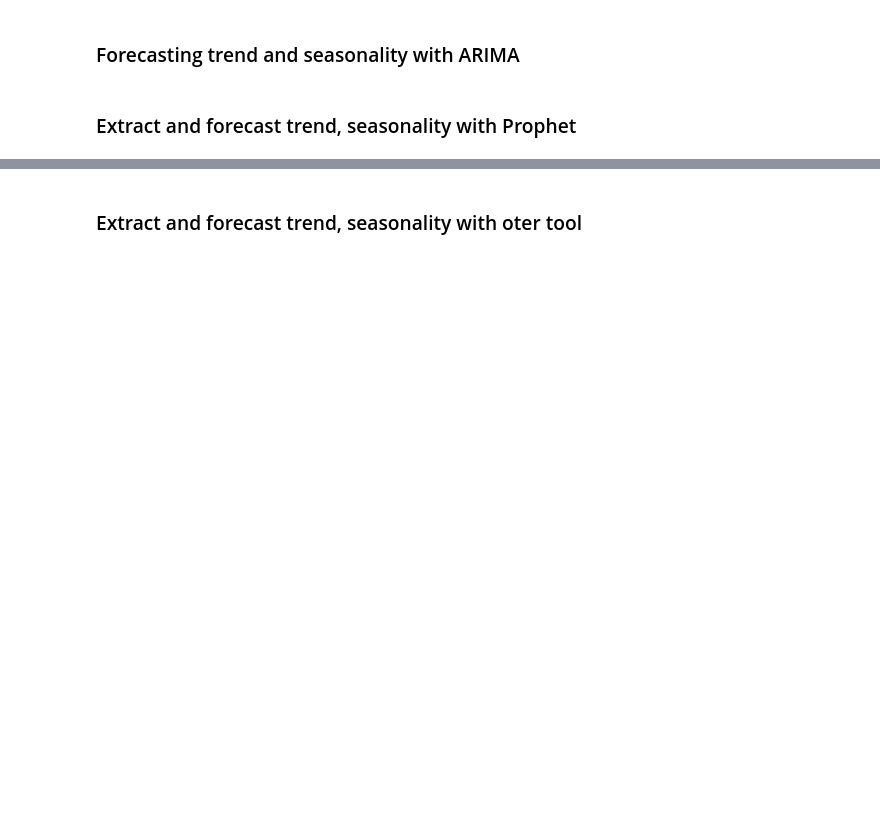
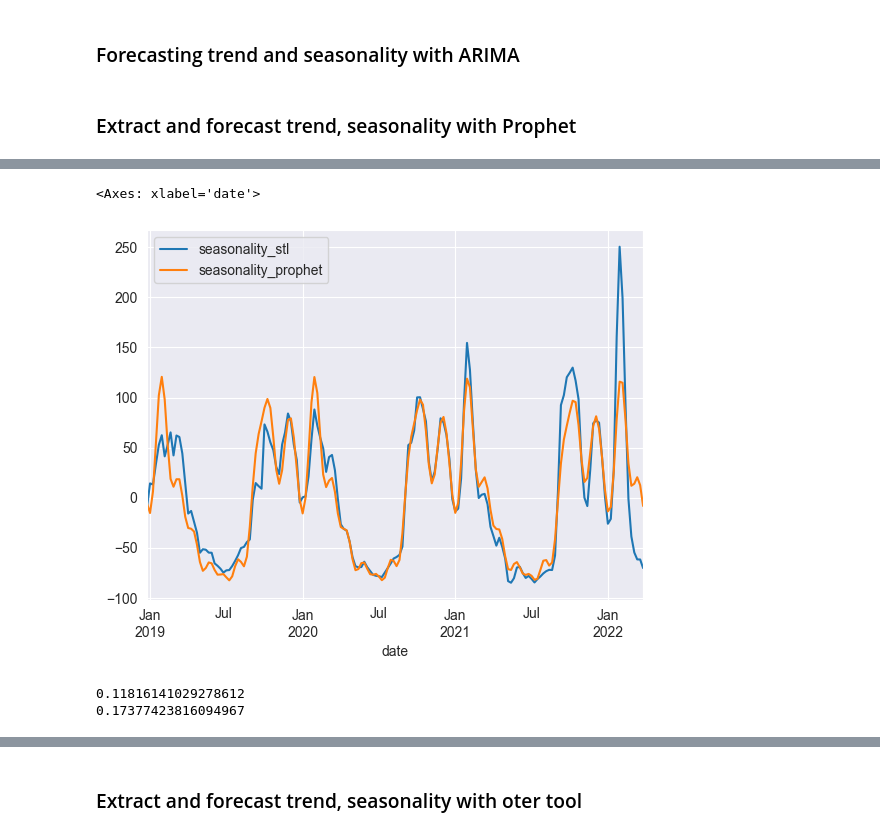
Before and after one commit to avrorum/mmm_tools, a Jupyter notebook: notebooks/useful_funcs.ipynb, the cells around one changed output, grey strips where cells are left out. Saved outputs shown, nothing was run; the diff lists cells and outputs as text; code cells hidden in the pictures; blank space fills up the shorter version.

```diff
--- a/notebooks/useful_funcs.ipynb
+++ b/notebooks/useful_funcs.ipynb
@@ -282,0 +470,11 @@ future_X
+# %%
+df_stl_vs_prophet[[
+    # 'trend_stl',
+    'seasonality_stl',
+    # 'trend_prophet',
+    'seasonality_prophet',
+    # 'sales'
+]].plot()
+# %% [output]
+<Axes: xlabel='date'>
+[figure, added]
@@ -282,0 +483,15 @@ future_X
+# %%
+df_stl_vs_prophet['trend_seasonality_stl'] = df_stl_vs_prophet['trend_stl'] + df_stl_vs_prophet['seasonality_stl']
+df_stl_vs_prophet['trend_seasonality_prophet'] = df_stl_vs_prophet['trend_prophet'] + df_stl_vs_prophet['seasonality_prophet']
+
+
+print(
+    mean_absolute_percentage_error(df_stl_vs_prophet['sales'], df_stl_vs_prophet['trend_seasonality_stl'])
+)
+
+print(
+    mean_absolute_percentage_error(df_stl_vs_prophet['sales'], df_stl_vs_prophet['trend_seasonality_prophet'])
+)
+# %% [output]
+0.11816141029278612
+0.17377423816094967
```
Also changed, not shown: parts of 20 cells of this notebook, 4 other files.
